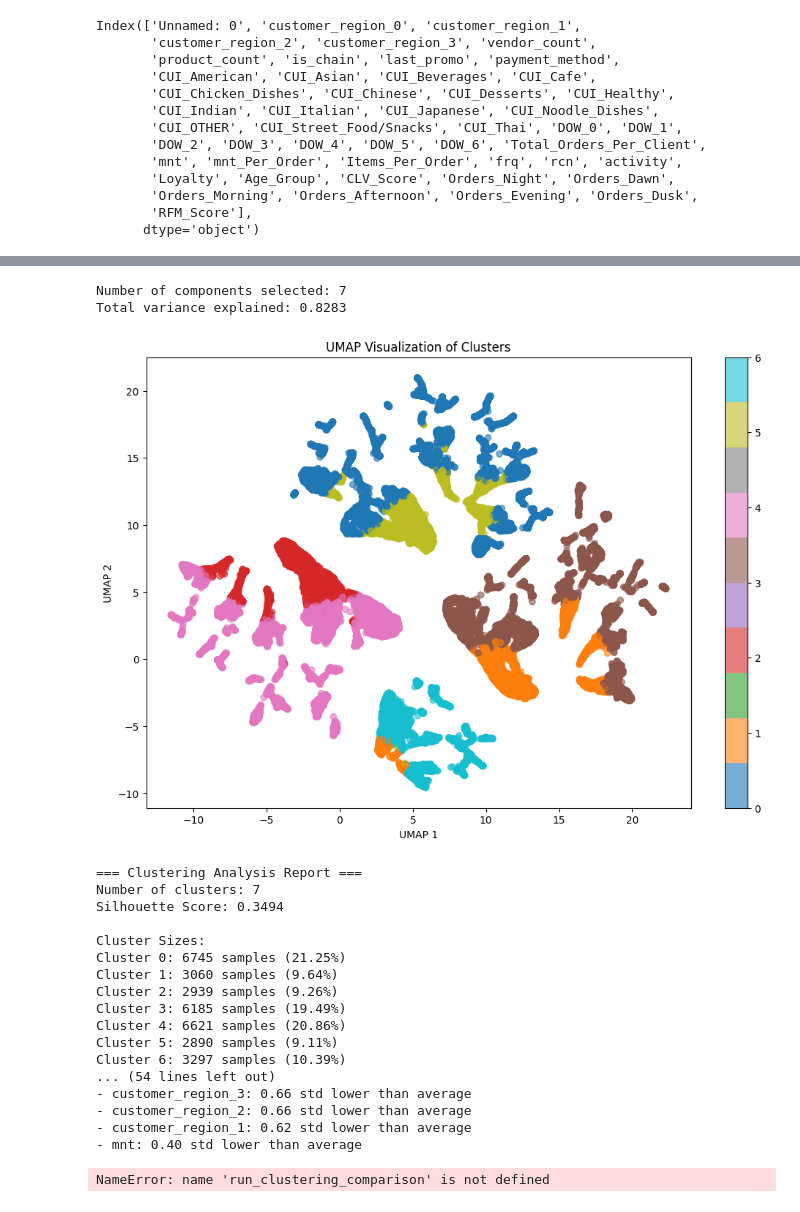
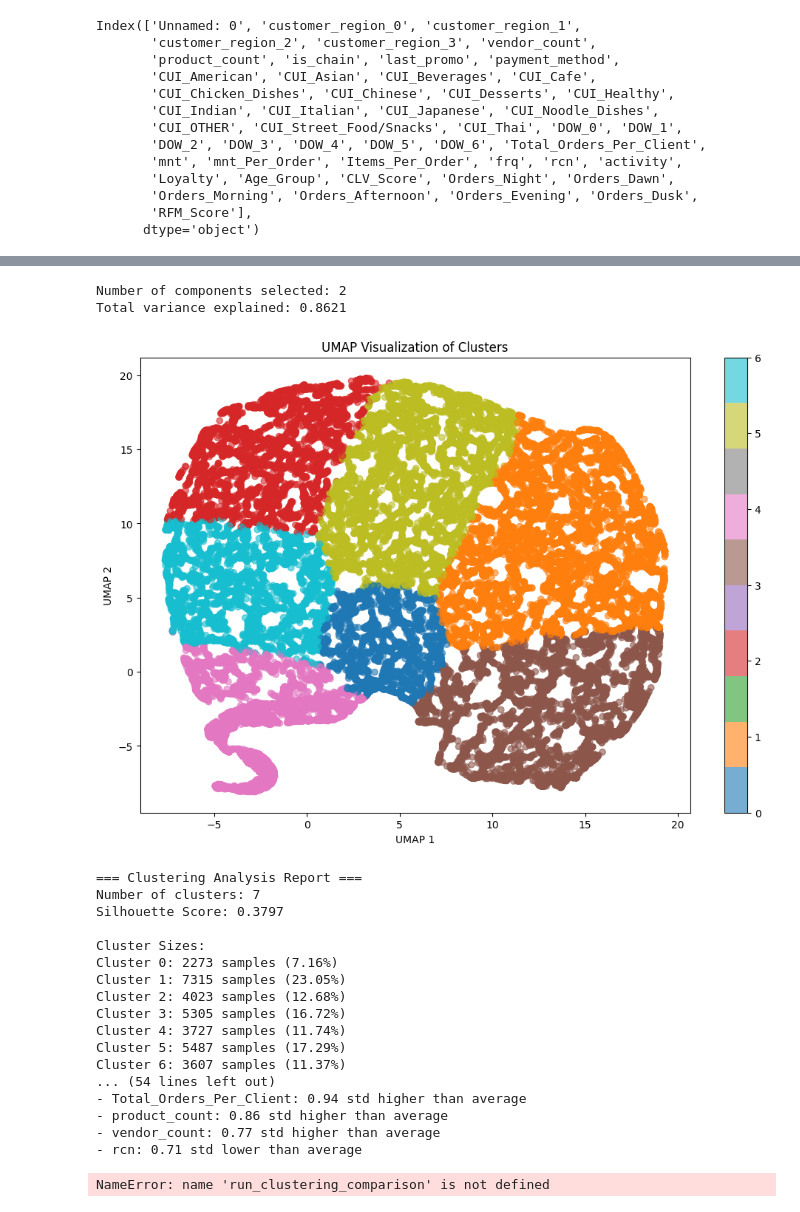
Before and after one commit to diogoruivo47/Data-Mining, a Jupyter notebook: optimal_cluster_count+partitioningmodel.ipynb, the cells around one changed output, grey strips where cells are left out. Drawn from its saved outputs; the diff is of its cells as text; code cells hidden in the pictures.

```diff
--- a/optimal_cluster_count+partitioningmodel.ipynb
+++ b/optimal_cluster_count+partitioningmodel.ipynb
@@ -48,17 +93,40 @@ df.head()
 # %%
+# fix dit vgm doe ik dubbel PCA en dat is dom
+
 import numpy as np
 import pandas as pd
 
 def apply_pca(df, variance_threshold=0.8):
     """Apply PCA to retain specified variance threshold"""
-    pca = PCA()
-    pca_data = pca.fit_transform(df)
+    pca = PCA(sc_df)
+    pca_data = pca.fit_transform(sc_df)
 
     cumulative_variance = np.cumsum(pca.explained_variance_ratio_)
     n_components = np.argmax(cumulative_variance >= variance_threshold) + 1
 
     pca = PCA(n_components=n_components)
-    return pca.fit_transform(df)
+    return pca.fit_transform(sc_df)
+# %%
+from sklearn.preprocessing import MinMaxScaler
+# Store column names
+cui_columns = [
+    'CUI_American', 'CUI_Asian', 'CUI_Beverages', 'CUI_Cafe',
+    'CUI_Chicken_Dishes', 'CUI_Chinese', 'CUI_Desserts', 'CUI_Healthy',
+    'CUI_Indian', 'CUI_Italian', 'CUI_Japanese', 'CUI_Noodle_Dishes',
+    'CUI_OTHER', 'CUI_Street_Food/Snacks', 'CUI_Thai'
+]
+
+region_columns = ['customer_region_0', 'customer_region_1', 'customer_region_2']
+
+# Create new DataFrame
+sc_df = df.copy()
+
+# Just scale the already-logged CUI columns
+scaler = MinMaxScaler()
+sc_df[cui_columns] = scaler.fit_transform(sc_df[cui_columns])
+
+# Region columns remain unchanged
+sc_df[region_columns] = df[region_columns]
 # %%
 df.columns
 # %% [output]
@@ -115,10 +183,10 @@ df_pref = df[preference_metrics].copy()
 df_shop = df[shopping_behavior_metrics].copy()
 df_dem = df[demographic_metrics].copy()
 # %%
-def analyze_clusters(df, max_clusters=10):
+def analyze_clusters(sc_df, max_clusters=10):
     """Analyze optimal number of clusters using PCA-transformed data"""
     # Apply PCA
-    pca_data = apply_pca(df)
+    pca_data = apply_pca(sc_df)
 
     # R-squared analysis
     r_squared = []
@@ -180,8 +248,8 @@ def print_analysis_summary(df, optimal_k):
     for cluster, size in cluster_sizes.items():
         print(f"Cluster {cluster}: {size} samples")
 # %%
-df = pd.DataFrame(df)
-fig = analyze_clusters(df)
-print_analysis_summary(df, optimal_k=4)
+df = pd.DataFrame(sc_df)
+fig = analyze_clusters(sc_df)
+print_analysis_summary(sc_df, optimal_k=4)
 # %% [output]
 Analysis Summary for 4 clusters:
@@ -355,55 +429,55 @@ def analyze_clusters(pca_data, df, n_clusters=7):
     df_with_clusters = df.copy()
     df_with_clusters['Cluster'] = clusters
 
     print("\nFeature Statistics per Cluster:")
     # Only use numeric columns for analysis
     numeric_cols = df.select_dtypes(include=[np.number]).columns
     cluster_stats = df_with_clusters.groupby('Cluster')[numeric_cols].agg(['mean', 'std'])
 
     # Print feature statistics for each cluster
     for cluster in range(n_clusters):
         print(f"\nCluster {cluster} Characteristics:")
 
         # Find distinguishing features
         overall_means = df_with_clusters[numeric_cols].mean()
         cluster_means = df_with_clusters[df_with_clusters['Cluster'] == cluster][numeric_cols].mean()
 
         # Calculate z-scores of differences
         differences = (cluster_means - overall_means) / df_with_clusters[numeric_cols].std()
 
         # Print top distinguishing features
         print("Top distinguishing features:")
         top_features = differences.abs().sort_values(ascending=False).head(5)
         for feature in top_features.index:
             direction = "higher" if differences[feature] > 0 else "lower"
             print(f"- {feature}: {abs(differences[feature]):.2f} std {direction} than average")
 
     return clusters, embedding
 
 # Now run the complete analysis
-pca_data = apply_pca(df)
-clusters, embedding = analyze_clusters(pca_data, df)
+pca_data = apply_pca(sc_df)
+clusters, embedding = analyze_clusters(pca_data, sc_df)
 # %% [output]
-Number of components selected: 7
-Total variance explained: 0.8283
+Number of components selected: 2
+Total variance explained: 0.8621
-[figure, old version]
+[figure, new version]
 === Clustering Analysis Report ===
 Number of clusters: 7
-Silhouette Score: 0.3494
+Silhouette Score: 0.3797
 
 Cluster Sizes:
-Cluster 0: 6745 samples (21.25%)
-Cluster 1: 3060 samples (9.64%)
-Cluster 2: 2939 samples (9.26%)
-Cluster 3: 6185 samples (19.49%)
-Cluster 4: 6621 samples (20.86%)
-Cluster 5: 2890 samples (9.11%)
-Cluster 6: 3297 samples (10.39%)
+Cluster 0: 2273 samples (7.16%)
+Cluster 1: 7315 samples (23.05%)
+Cluster 2: 4023 samples (12.68%)
+Cluster 3: 5305 samples (16.72%)
+Cluster 4: 3727 samples (11.74%)
+Cluster 5: 5487 samples (17.29%)
+Cluster 6: 3607 samples (11.37%)
 ... (54 lines left out)
-- customer_region_3: 0.66 std lower than average
-- customer_region_2: 0.66 std lower than average
-- customer_region_1: 0.62 std lower than average
-- mnt: 0.40 std lower than average
+- Total_Orders_Per_Client: 0.94 std higher than average
+- product_count: 0.86 std higher than average
+- vendor_count: 0.77 std higher than average
+- rcn: 0.71 std lower than average
 # %%
 results, fig = run_clustering_comparison(df, n_clusters=4)
 print(results)
```
Also changed, not shown: parts of 9 cells of this notebook.
